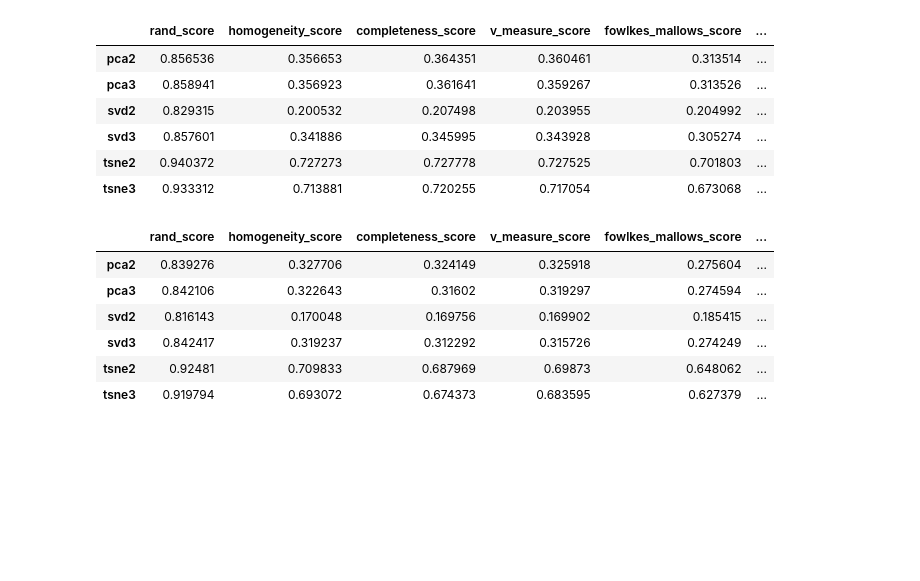
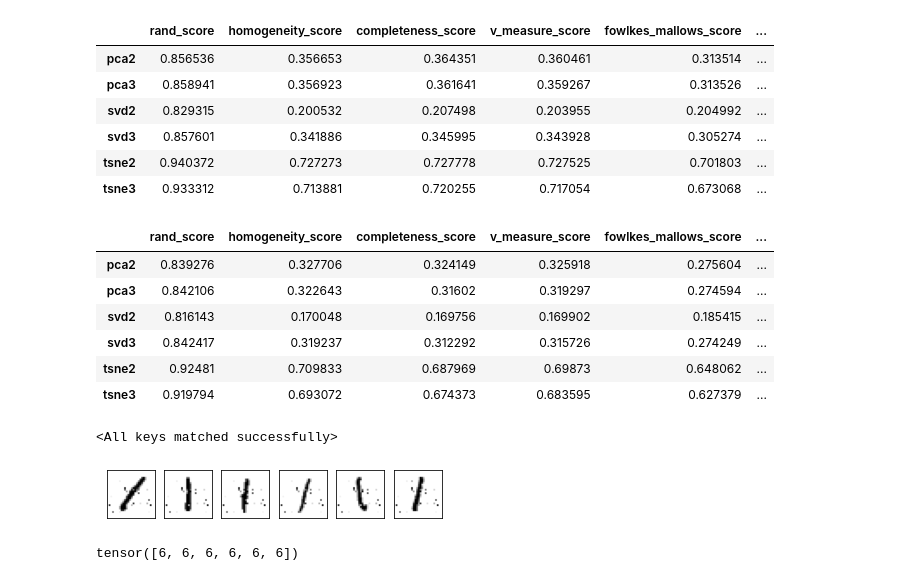
Before and after one commit to quaterhalfbro/NN_attacks_research, a Jupyter notebook: EDA.ipynb, the cells around one changed output. Saved outputs shown, nothing was run; the diff lists cells and outputs as text; code cells hidden in the pictures; blank space fills up the shorter version.

Commit message:
Test data voicing

```diff
--- a/EDA.ipynb
+++ b/EDA.ipynb
@@ -56,3 +58,19 @@ v_m
 | svd3 | 0.842417 | 0.319237 | 0.312292 | 0.315726 | 0.274249 | ... |
 | tsne2 | 0.92481 | 0.709833 | 0.687969 | 0.69873 | 0.648062 | ... |
 | tsne3 | 0.919794 | 0.693072 | 0.674373 | 0.683595 | 0.627379 | ... |
+# %%
+voiced_x = voiced_x.reshape(len(voiced_x), 1, 28, 28)
+train, test = get_data(voiced_x, voiced_y)
+model = ConvNet()
+training(train, test)
+model.load_state_dict(torch.load("attacked_mnist_weights.pt"))
+# %% [output]
+<All keys matched successfully>
+# %%
+show(voiced_x[np.where(y == 1)[0][:6]])
+# %% [output]
+[figure, added]
+# %%
+model(torch.from_numpy(voiced_x[np.where(y == 1)[0][:6]]).float()).argmax(axis=1)
+# %% [output]
+tensor([6, 6, 6, 6, 6, 6])
```
Also changed, not shown: parts of 2 cells of this notebook.
